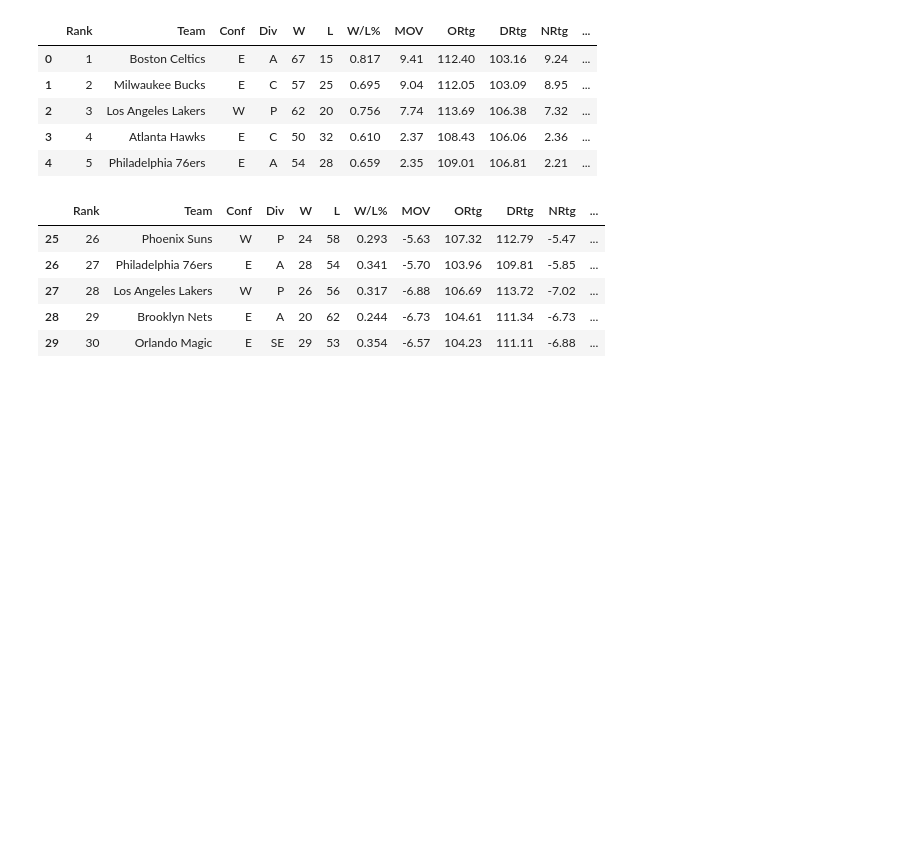
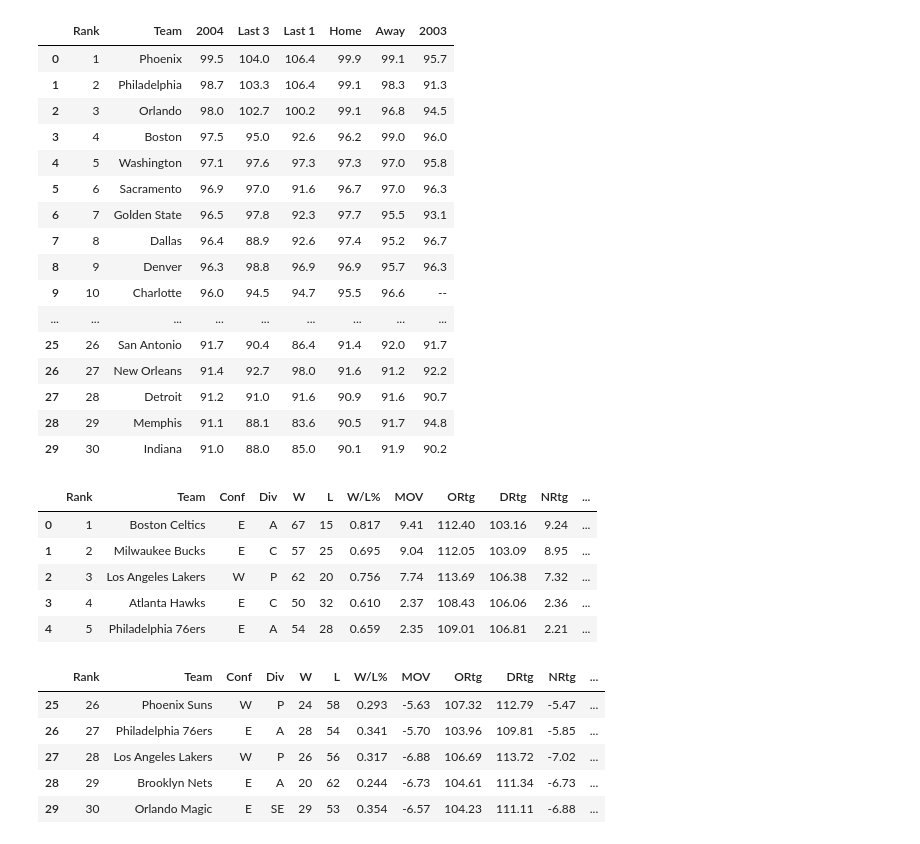
Before and after one commit to jon88cho/Basketball, a Jupyter notebook: Basketball Commit Feb 18.ipynb, the cells around one changed output. Cells and saved outputs as stored; diff of their text form; code cells hidden in the pictures; blank space fills up the shorter version.

```diff
--- a/Basketball Commit Feb 18.ipynb
+++ b/Basketball Commit Feb 18.ipynb
@@ -52,6 +52,31 @@ def Champion():
         Champions_df = Champions_df.append(series,ignore_index=True)
     Champions_df.to_csv("Champions.csv",index=False)
     return Champions_df
+# %%
+def possessions ():
+    for i
+    html = 'https://www.teamrankings.com/nba/stat/possessions-per-game?date=2005-03-31'
+    dframe_list = pd.io.html.read_html(html)
+    dframe17 = dframe_list1[0]
+    dframe17
+# %% [output]
+|  | Rank | Team | 2004 | Last 3 | Last 1 | Home | Away | 2003 |
+| 0 | 1 | Phoenix | 99.5 | 104.0 | 106.4 | 99.9 | 99.1 | 95.7 |
+| 1 | 2 | Philadelphia | 98.7 | 103.3 | 106.4 | 99.1 | 98.3 | 91.3 |
+| 2 | 3 | Orlando | 98.0 | 102.7 | 100.2 | 99.1 | 96.8 | 94.5 |
+| 3 | 4 | Boston | 97.5 | 95.0 | 92.6 | 96.2 | 99.0 | 96.0 |
+| 4 | 5 | Washington | 97.1 | 97.6 | 97.3 | 97.3 | 97.0 | 95.8 |
+| 5 | 6 | Sacramento | 96.9 | 97.0 | 91.6 | 96.7 | 97.0 | 96.3 |
+| 6 | 7 | Golden State | 96.5 | 97.8 | 92.3 | 97.7 | 95.5 | 93.1 |
+| 7 | 8 | Dallas | 96.4 | 88.9 | 92.6 | 97.4 | 95.2 | 96.7 |
+| 8 | 9 | Denver | 96.3 | 98.8 | 96.9 | 96.9 | 95.7 | 96.3 |
+| 9 | 10 | Charlotte | 96.0 | 94.5 | 94.7 | 95.5 | 96.6 | -- |
+| ... | ... | ... | ... | ... | ... | ... | ... | ... |
+| 25 | 26 | San Antonio | 91.7 | 90.4 | 86.4 | 91.4 | 92.0 | 91.7 |
+| 26 | 27 | New Orleans | 91.4 | 92.7 | 98.0 | 91.6 | 91.2 | 92.2 |
+| 27 | 28 | Detroit | 91.2 | 91.0 | 91.6 | 90.9 | 91.6 | 90.7 |
+| 28 | 29 | Memphis | 91.1 | 88.1 | 83.6 | 90.5 | 91.7 | 94.8 |
+| 29 | 30 | Indiana | 91.0 | 88.0 | 85.0 | 90.1 | 91.9 | 90.2 |
 # %%
 #Dataframe that details which round the team got eliminated
 # 1 = Champion
```
Also changed, not shown: 3 other files.
